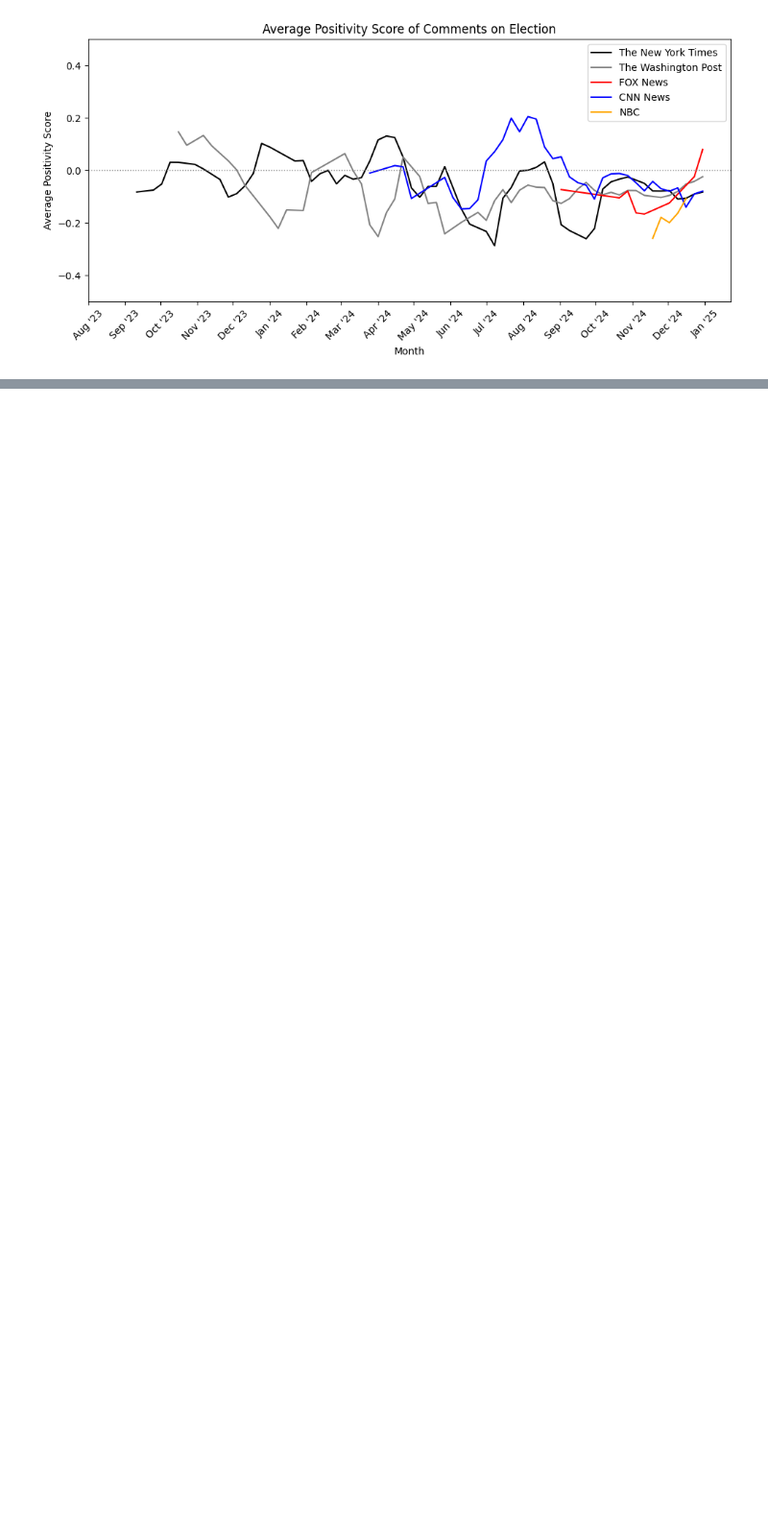
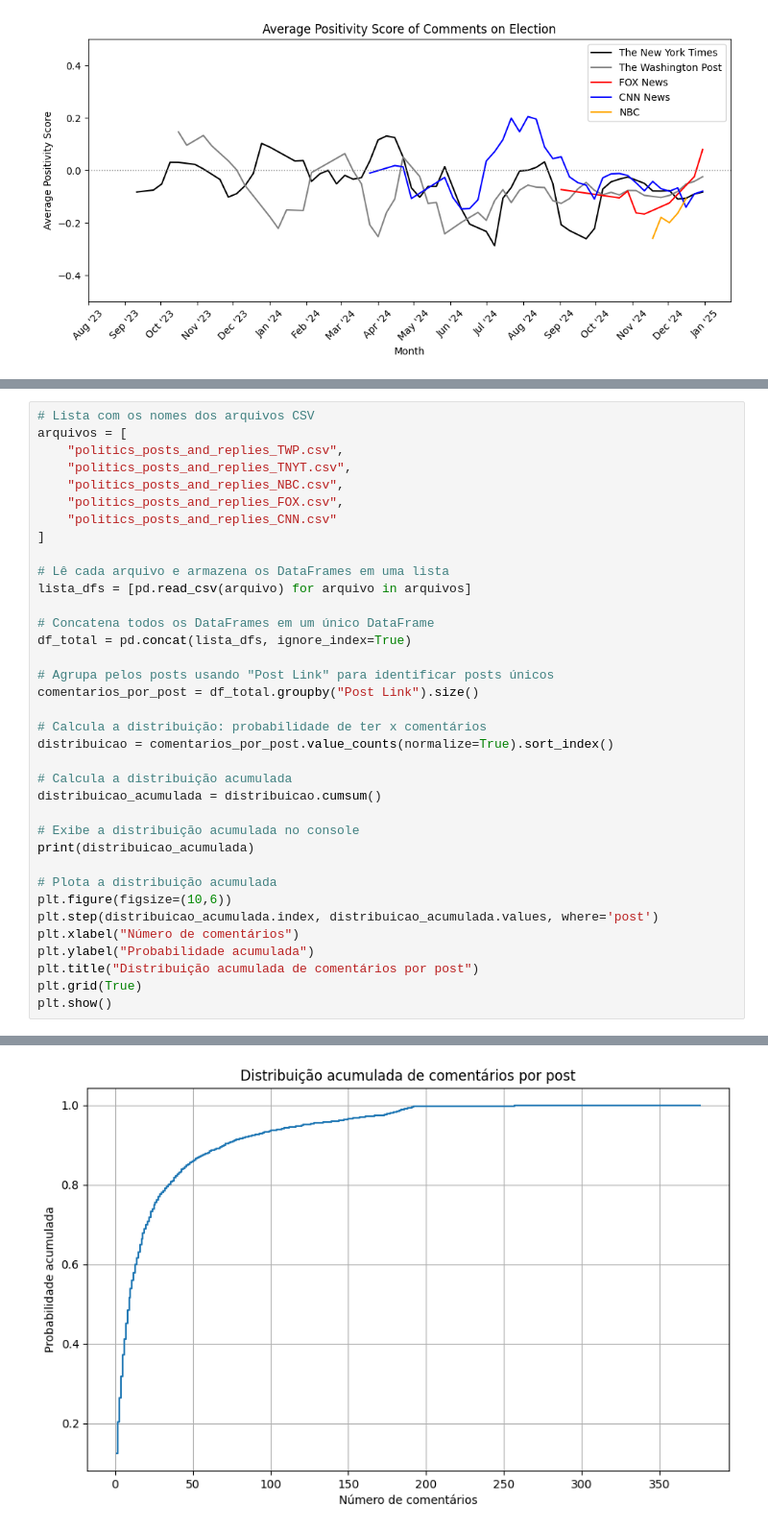
Before and after one commit to GustavoHessVL/BlueSky---WebScraping-, a Jupyter notebook: DataAnal.ipynb, the cells around one changed output, grey strips where cells are left out. Shown at 96% size. Cells and saved outputs as stored; diff of their text form; blank space fills up the shorter version.

```diff
--- a/DataAnal.ipynb
+++ b/DataAnal.ipynb
@@ -460,0 +508,37 @@ plt.show()
+# %%
+# Lista com os nomes dos arquivos CSV
+arquivos = [
+    "politics_posts_and_replies_TWP.csv",
+    "politics_posts_and_replies_TNYT.csv",
+    "politics_posts_and_replies_NBC.csv",
+    "politics_posts_and_replies_FOX.csv",
+    "politics_posts_and_replies_CNN.csv"
+]
+
+# Lê cada arquivo e armazena os DataFrames em uma lista
+lista_dfs = [pd.read_csv(arquivo) for arquivo in arquivos]
+
+# Concatena todos os DataFrames em um único DataFrame
+df_total = pd.concat(lista_dfs, ignore_index=True)
+
+# Agrupa pelos posts usando "Post Link" para identificar posts únicos
+comentarios_por_post = df_total.groupby("Post Link").size()
+
+# Calcula a distribuição: probabilidade de ter x comentários
+distribuicao = comentarios_por_post.value_counts(normalize=True).sort_index()
+
+# Calcula a distribuição acumulada
+distribuicao_acumulada = distribuicao.cumsum()
+
+# Exibe a distribuição acumulada no console
+print(distribuicao_acumulada)
+
+# Plota a distribuição acumulada
+plt.figure(figsize=(10,6))
+plt.step(distribuicao_acumulada.index, distribuicao_acumulada.values, where='post')
+plt.xlabel("Número de comentários")
+plt.ylabel("Probabilidade acumulada")
+plt.title("Distribuição acumulada de comentários por post")
+plt.grid(True)
+plt.show()
+# %% [output]
@@ -460,0 +557 @@ plt.show()
+[figure, added]
```
Also changed, not shown: parts of 9 cells of this notebook.
